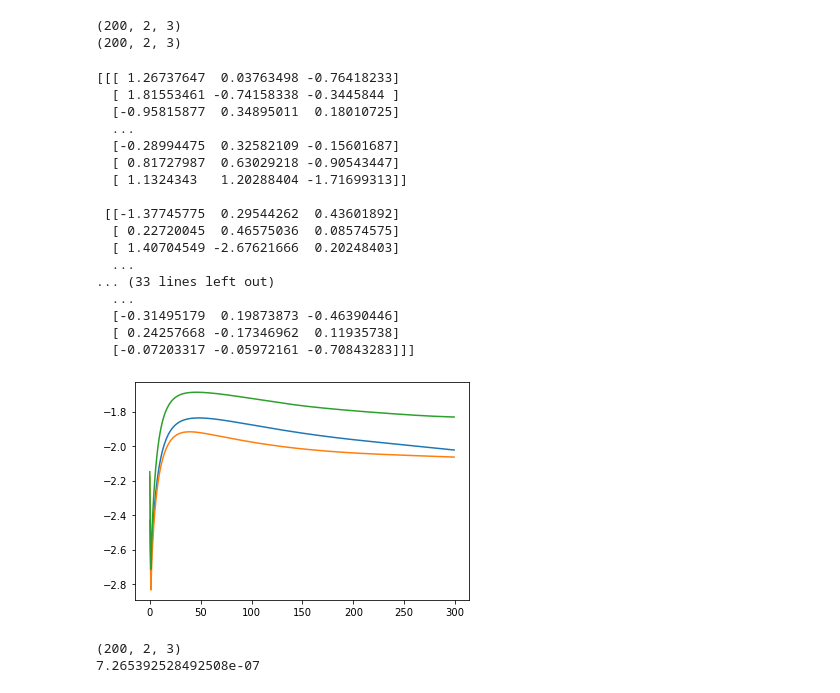
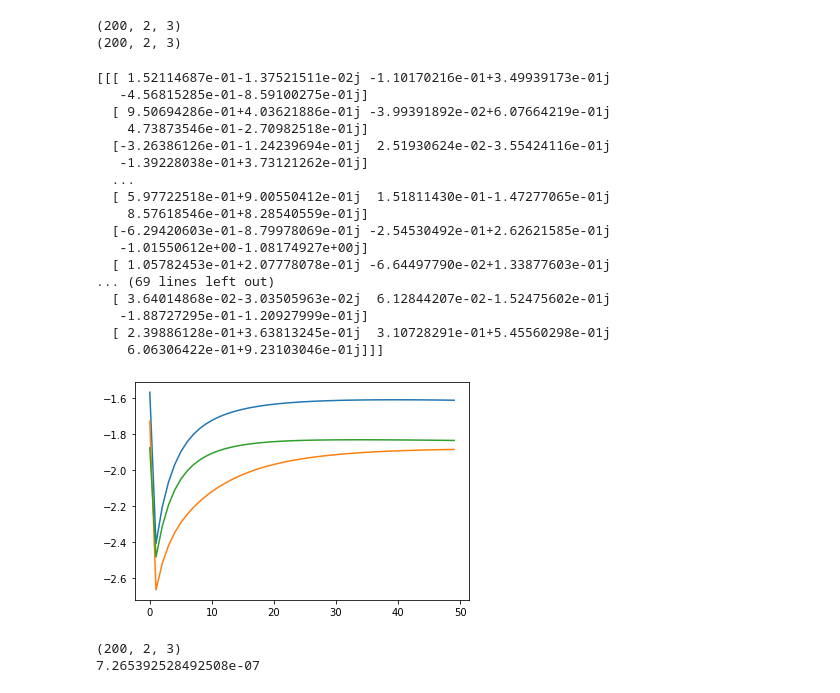
Before and after one commit to leonardocunha2107/asp, a Jupyter notebook: asp.ipynb, the cells around one changed output. Cells and saved outputs as stored; diff of their text form; code cells hidden in the pictures.

```diff
--- a/asp.ipynb
+++ b/asp.ipynb
@@ -23,7 +23,9 @@ data_folder='dev2/dev2'
 reload(nutils)
 reload(em)
 def mode_run(X,A,W,H,part,strue=None,mode='F',niter=10):
-    Xvar=np.ones((F,I,I))
+    F,N,I=X.shape
+    #X=(X-X.mean(axis=1)[:,None,:])/X.std(axis=1)[:,None,:]
+    Xvar=np.zeros((F,I,I))
     Xvar[:,np.arange(I),np.arange(I)]=em.hvar(X)[:,None]
 
     if mode=='B':
@@ -35,8 +37,11 @@ def mode_run(X,A,W,H,part,strue=None,mode='F',niter=10):
     elif mode =='F':
         shat,Ah,Wh,Hh,cbh,error=em.run(niter,X,A,W,H,part,cb=Xvar,true_s=strue,cb_fix=False,isotropic=True)
 
-
     plt.plot(error[0])
+    plt.show()
+    plt.plot(error[1])
+    plt.plot(error[2])
+    plt.show()
     return error,shat
 
 def experiment(xfile,sfiles,Afile=None,use_nmf=True,
@@ -56,7 +61,6 @@ def experiment(xfile,sfiles,Afile=None,use_nmf=True,
     else: pts=ts
 
 
-    print(ts.shape,tx.shape)
 
     _,_,Zs=stft(pts.T,nperseg=nperseg,fs=rate)
     X,S=Zxx.transpose(1,2,0),Zs.transpose(1,2,0)
@@ -83,11 +87,13 @@ def experiment(xfile,sfiles,Afile=None,use_nmf=True,
         if W is  None: W=Wn
         if  H is  None: H=Hn
 
+    A,W,H=nutils.normalize_parameters(A,W,H,part)
+
     shat,error=None,None
     if not norun:
-        error,shat= mode_run(X,A,W,H,part,strue=S,mode='F',niter=niter)
+        error,shat= mode_run(X,A,W,H,part,strue=S,mode=mode,niter=niter)
     else:
-        return A,W,H,strue,part
+        return A,W,H,S,part
     print(f'{xfile} ran succesfully')
 
     return shat,error
@@ -95,10 +101,9 @@ def experiment(xfile,sfiles,Afile=None,use_nmf=True,
 sfiles=[path.join(data_folder,'dev2_wdrums_inst_'+fn+'.wav') for fn in ['sim_1','sim_2','sim_3']]
 Afile='dev2/dev2/dev2_wdrums_inst_matrix.mat'
 xfile=path.join(data_folder,'dev2_wdrums_inst_mix.wav')
-
-import em
+reload(em)
 #error=[0]*5
 #read(sfiles[0])
-shat,error=experiment(xfile,sfiles,Afile=Afile,niter=100,use_nmf=False,mode='B',nsecs=3,
-                   norun=False,perturb=True)
+shat,error=experiment(xfile,sfiles,Afile=Afile,niter=100,use_nmf=True,mode='F',nsecs=None,
+                   norun=False,perturb=False)
 # %% [output]
@@ -128,5 +133,4 @@ print(error)
 # %%
-s1=(W[:,:,None]*H[None,:,:])
 #print(sdr(s1[:,:,]))
 _,ts1=istft(shat,fs=16000,nperseg=1024,time_axis=1,freq_axis=0)
 print(ts1.shape)
@@ -216,55 +220,55 @@ def sdp_test(cx):
 (200, 2, 3)
 (200, 2, 3)
 # %%
-print(shat.real-strue)
+print(shat)
 # %% [output]
-[[[ 1.26737647  0.03763498 -0.76418233]
-  [ 1.81553461 -0.74158338 -0.3445844 ]
-  [-0.95815877  0.34895011  0.18010725]
+[[[ 1.52114687e-01-1.37521511e-02j -1.10170216e-01+3.49939173e-01j
+   -4.56815285e-01-8.59100275e-01j]
+  [ 9.50694286e-01+4.03621886e-01j -3.99391892e-02+6.07664219e-01j
+    4.73873546e-01-2.70982518e-01j]
+  [-3.26386126e-01-1.24239694e-01j  2.51930624e-02-3.55424116e-01j
+   -1.39228038e-01+3.73121262e-01j]
   ...
-  [-0.28994475  0.32582109 -0.15601687]
-  [ 0.81727987  0.63029218 -0.90543447]
-  [ 1.1324343   1.20288404 -1.71699313]]
-
- [[-1.37745775  0.29544262  0.43601892]
-  [ 0.22720045  0.46575036  0.08574575]
-  [ 1.40704549 -2.67621666  0.20248403]
-  ...
-... (33 lines left out)
-  ...
-  [-0.31495179  0.19873873 -0.46390446]
-  [ 0.24257668 -0.17346962  0.11935738]
-  [-0.07203317 -0.05972161 -0.70843283]]]
+  [ 5.97722518e-01+9.00550412e-01j  1.51811430e-01-1.47277065e-01j
+    8.57618546e-01+8.28540559e-01j]
+  [-6.29420603e-01-8.79978069e-01j -2.54530492e-01+2.62621585e-01j
+   -1.01550612e+00-1.08174927e+00j]
+  [ 1.05782453e-01+2.07778078e-01j -6.64497790e-02+1.33877603e-01j
+... (69 lines left out)
+  [ 3.64014868e-02-3.03505963e-02j  6.12844207e-02-1.52475602e-01j
+   -1.88727295e-01-1.20927999e-01j]
+  [ 2.39886128e-01+3.63813245e-01j  3.10728291e-01+5.45560298e-01j
+    6.06306422e-01+9.23103046e-01j]]]
 # %%
 import matplotlib.pyplot as plt
 def mode_run(X,A,W,H,part,strue=None,mode='F',niter=10):
     Xvar=np.zeros((F,I,I))
     Xvar[:,np.arange(I),np.arange(I)]=em.hvar(X)[:,None]
     if mode=='B':
         shat,Ah,Wh,Hh,cbh,error=em.run(niter,X,A,W,H,part,cb=Xvar,true_s=strue,cb_fix=True)
 
     elif mode =='E':
         shat,Ah,Wh,Hh,cbh,error=em.run(niter,X,A,W,H,part,cb=Xvar,true_s=strue,cb_fix=False)
 
     elif mode =='F':
         shat,Ah,Wh,Hh,cbh,error=em.run(niter,X,A,W,H,part,cb=Xvar,true_s=strue,cb_fix=False,isotropic=True)
 
 
     plt.plot(error[0])
     plt.show()
     #plt.plot(error[1])
     return error,shat
 import em
 reload(em)
 #Xvar=np.ones((F,I,I))
 
 
 
 #Xvar[:,np.arange(I),np.arange(I)]=em.hvar(X)[:,None]
 reload(nutils)
-error,shat=mode_run(X,A2,W2,H2,part,strue,niter=300,mode='F')
+error,shat=mode_run(X,A2,W2,H2,part,strue,niter=50,mode='F')
 # %% [output]
-[figure, old version]
+[figure, new version]
 # %%
 reload(nutils)
 nutils.test_normalize(I,J,K,F,N,part)
```
Also changed, not shown: parts of 5 cells of this notebook, 2 other files.
